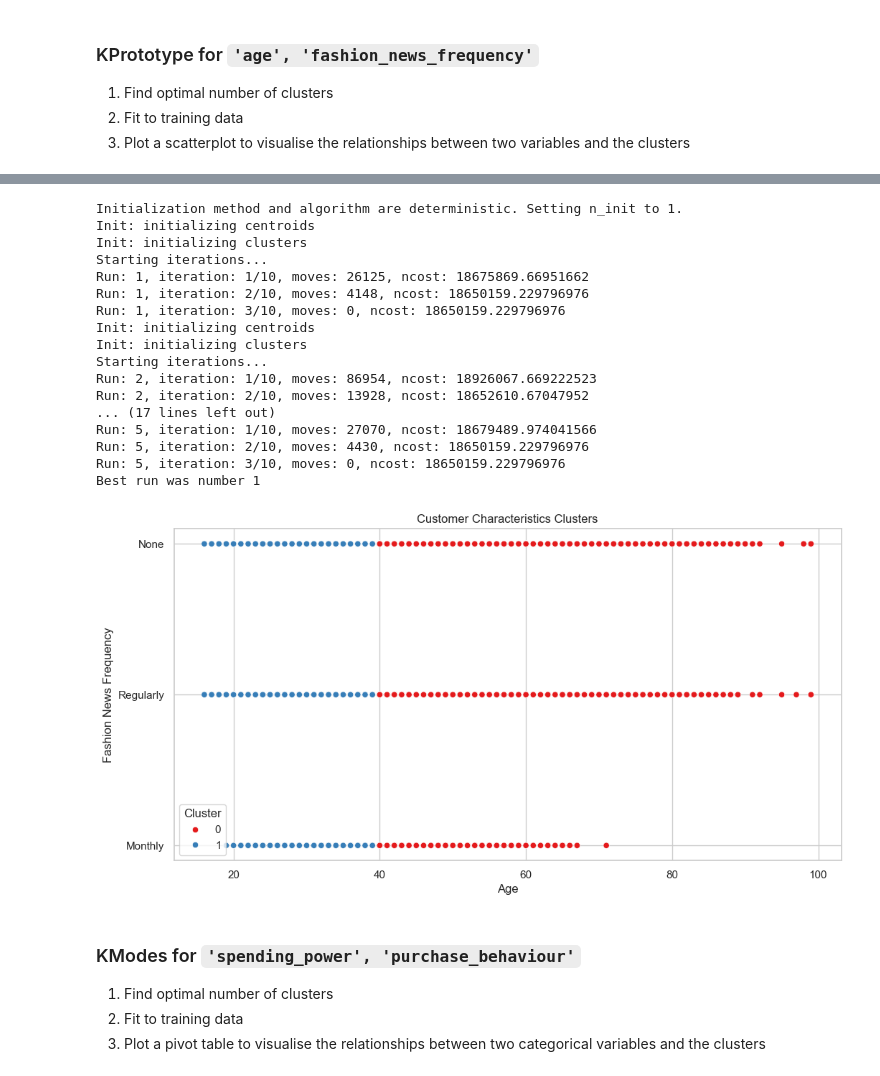
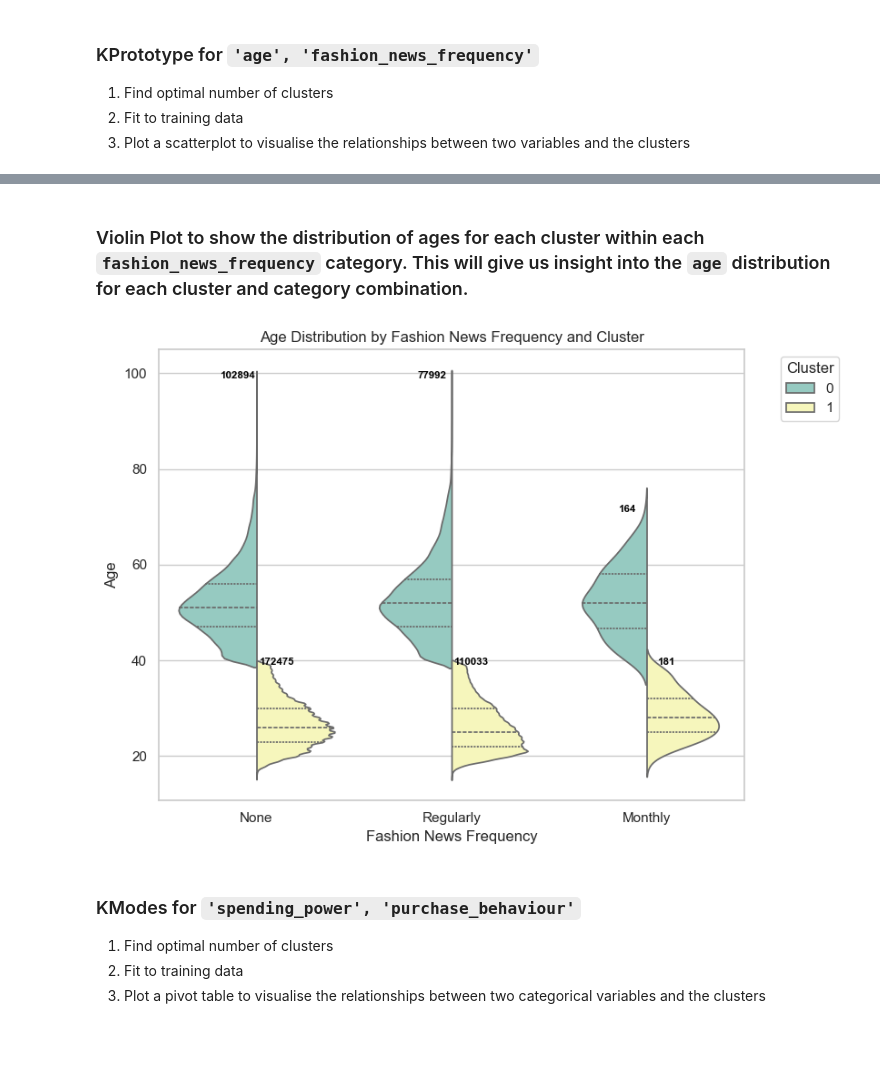
Before and after one commit to aldensiol/FashoReco, a Jupyter notebook: customer-segmentation.ipynb, the cells around one changed output, grey strips where cells are left out. Cells and saved outputs as stored; diff of their text form; code cells hidden in the pictures; blank space fills up the shorter version.

Commit message:
chore: changed scatterplot to violin plot, and added descriptive statistics

```diff
--- a/customer-segmentation.ipynb
+++ b/customer-segmentation.ipynb
@@ -192,7 +192,7 @@ Best run was number 3
 # %%
 # Fit KPrototypes on the full dataset
 # From above, optimal number of clusters is 2
-kproto_full = KPrototypes(n_clusters=2, n_init=5, max_iter=10, verbose=2)
+kproto_full = KPrototypes(n_clusters=2, n_init=5, max_iter=10, verbose=0)
 clusters_kp_full = kproto_full.fit_predict(
     df_c_train_fe[['age', 'fashion_news_frequency']],
     categorical=[1]
@@ -200,40 +200,39 @@ clusters_kp_full = kproto_full.fit_predict(
 
 # Assign the cluster labels to the full dataset
 df_c_train_fe['Customer_Characteristics_Cluster'] = clusters_kp_full
-# %% [output]
-Initialization method and algorithm are deterministic. Setting n_init to 1.
-Init: initializing centroids
-Init: initializing clusters
-Starting iterations...
-Run: 1, iteration: 1/10, moves: 26125, ncost: 18675869.66951662
-Run: 1, iteration: 2/10, moves: 4148, ncost: 18650159.229796976
-Run: 1, iteration: 3/10, moves: 0, ncost: 18650159.229796976
-Init: initializing centroids
-Init: initializing clusters
-Starting iterations...
-Run: 2, iteration: 1/10, moves: 86954, ncost: 18926067.669222523
-Run: 2, iteration: 2/10, moves: 13928, ncost: 18652610.67047952
-... (17 lines left out)
-Run: 5, iteration: 1/10, moves: 27070, ncost: 18679489.974041566
-Run: 5, iteration: 2/10, moves: 4430, ncost: 18650159.229796976
-Run: 5, iteration: 3/10, moves: 0, ncost: 18650159.229796976
-Best run was number 1
-# %%
-# convert the cluster labels to a categorical data type for color coding
-df_c_train_fe['Customer_Characteristics_Cluster'] = df_c_train_fe['Customer_Characteristics_Cluster'].astype('category')
-
-# create a scatter plot with 'age' on the x-axis and assign colors based on 'Customer_Characteristics_Cluster'
-plt.figure(figsize=(12, 6))
-sns.scatterplot(data=df_c_train_fe, x='age', y='fashion_news_frequency', hue='Customer_Characteristics_Cluster', palette='Set1')
-
-plt.title('Customer Characteristics Clusters')
-plt.xlabel('Age')
-plt.ylabel('Fashion News Frequency')
-plt.legend(title='Cluster')
-
-plt.show()
-# %% [output]
-[figure, removed]
+# %% [markdown]
+### Violin Plot to show the distribution of ages for each cluster within each `fashion_news_frequency` category. This will give us insight into the `age` distribution for each cluster and category combination.
+# %%
+sns.set_theme(style="whitegrid")
+
+plt.figure(figsize=(10, 6))
+
+# violin plot
+ax = sns.violinplot(x="fashion_news_frequency", y="age", hue="Customer_Characteristics_Cluster",
+                    split=True, inner="quart", palette="Set3", data=df_c_train_fe)
+
+# labels
+plt.title('Age Distribution by Fashion News Frequency and Cluster')
+plt.xlabel('Fashion News Frequency')
+plt.ylabel('Age')
+
+plt.legend(title='Cluster', bbox_to_anchor=(1.05, 1), loc=2)
+
+# adding frequency numbers inside the violin plot
+# need to consider the hue "Customer_Characteristics_Cluster" when calculating positions
+for i, group in enumerate(df_c_train_fe['fashion_news_frequency'].unique()):
+    for j, cluster in enumerate(df_c_train_fe['Customer_Characteristics_Cluster'].unique()):
+        position = ax.get_xticks()[i] + 0.2 * (j - 0.5)
+        subset = df_c_train_fe[(df_c_train_fe['fashion_news_frequency'] == group) &
+                               (df_c_train_fe['Customer_Characteristics_Cluster'] == cluster)]
+        num_observations = len(subset)
+        ax.text(position, subset['age'].max(), num_observations, horizontalalignment='center', size='x-small', color='black', weight='semibold')
+
+plt.tight_layout(rect=[0, 0, 0.85, 1])
+
+plt.show()
+# %% [output]
+[figure, added]
 # %% [markdown]
 ### KModes for `'spending_power', 'purchase_behaviour'`
 1. Find optimal number of clusters
```
Also changed, not shown: parts of 2 cells of this notebook.
